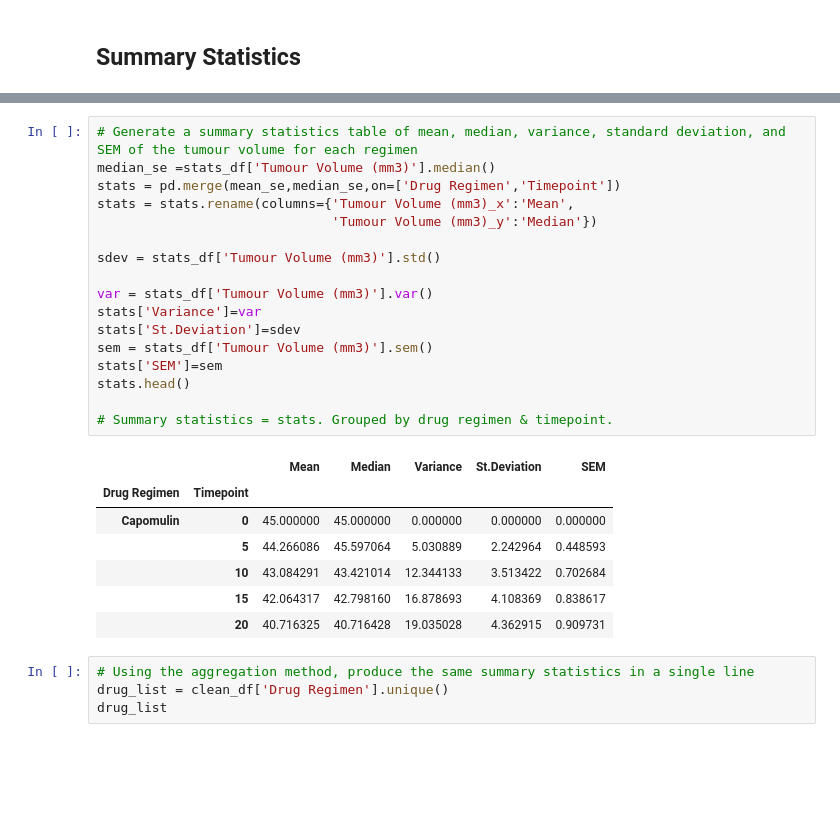
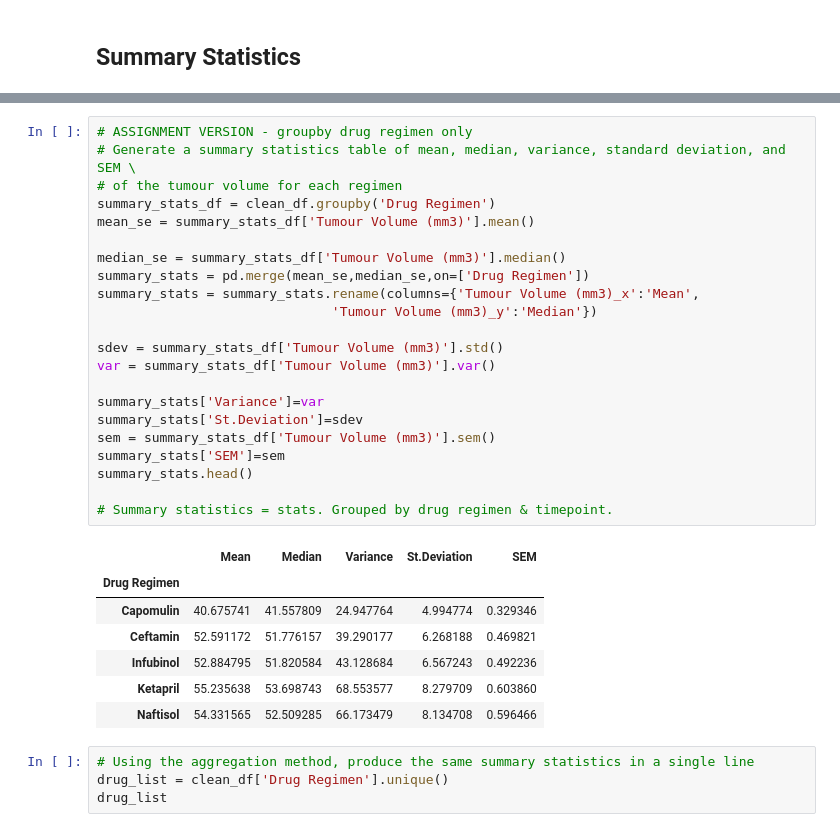
Before and after one commit to Borruu/Module-05-Challenge, a Jupyter notebook: Pymaceuticals/MySolution.ipynb, the cells around one changed output, grey strips where cells are left out. Cells and saved outputs as stored; diff of their text form; blank space fills up the shorter version.

```diff
--- a/Pymaceuticals/MySolution.ipynb
+++ b/Pymaceuticals/MySolution.ipynb
@@ -159,28 +184,33 @@ mean_se = stats_df['Tumour Volume (mm3)'].mean()
 # %%
-# Generate a summary statistics table of mean, median, variance, standard deviation, and SEM of the tumour volume for each regimen
-median_se =stats_df['Tumour Volume (mm3)'].median()
-stats = pd.merge(mean_se,median_se,on=['Drug Regimen','Timepoint'])
-stats = stats.rename(columns={'Tumour Volume (mm3)_x':'Mean',
+# ASSIGNMENT VERSION - groupby drug regimen only
+# Generate a summary statistics table of mean, median, variance, standard deviation, and SEM \
+# of the tumour volume for each regimen
+summary_stats_df = clean_df.groupby('Drug Regimen')
+mean_se = summary_stats_df['Tumour Volume (mm3)'].mean()
+
+median_se = summary_stats_df['Tumour Volume (mm3)'].median()
+summary_stats = pd.merge(mean_se,median_se,on=['Drug Regimen'])
+summary_stats = summary_stats.rename(columns={'Tumour Volume (mm3)_x':'Mean',
                               'Tumour Volume (mm3)_y':'Median'})
 
-sdev = stats_df['Tumour Volume (mm3)'].std()
+sdev = summary_stats_df['Tumour Volume (mm3)'].std()
+var = summary_stats_df['Tumour Volume (mm3)'].var()
 
-var = stats_df['Tumour Volume (mm3)'].var()
-stats['Variance']=var
-stats['St.Deviation']=sdev
-sem = stats_df['Tumour Volume (mm3)'].sem()
-stats['SEM']=sem
-stats.head()
+summary_stats['Variance']=var
+summary_stats['St.Deviation']=sdev
+sem = summary_stats_df['Tumour Volume (mm3)'].sem()
+summary_stats['SEM']=sem
+summary_stats.head()
 
 # Summary statistics = stats. Grouped by drug regimen & timepoint.
 # %% [output]
-|  |  | Mean | Median | Variance | St.Deviation | SEM |
-| Drug Regimen | Timepoint |  |  |  |  |  |
-| Capomulin | 0 | 45.000000 | 45.000000 | 0.000000 | 0.000000 | 0.000000 |
-|  | 5 | 44.266086 | 45.597064 | 5.030889 | 2.242964 | 0.448593 |
-|  | 10 | 43.084291 | 43.421014 | 12.344133 | 3.513422 | 0.702684 |
-|  | 15 | 42.064317 | 42.798160 | 16.878693 | 4.108369 | 0.838617 |
-|  | 20 | 40.716325 | 40.716428 | 19.035028 | 4.362915 | 0.909731 |
+|  | Mean | Median | Variance | St.Deviation | SEM |
+| Drug Regimen |  |  |  |  |  |
+| Capomulin | 40.675741 | 41.557809 | 24.947764 | 4.994774 | 0.329346 |
+| Ceftamin | 52.591172 | 51.776157 | 39.290177 | 6.268188 | 0.469821 |
+| Infubinol | 52.884795 | 51.820584 | 43.128684 | 6.567243 | 0.492236 |
+| Ketapril | 55.235638 | 53.698743 | 68.553577 | 8.279709 | 0.603860 |
+| Naftisol | 54.331565 | 52.509285 | 66.173479 | 8.134708 | 0.596466 |
 # %%
 # Using the aggregation method, produce the same summary statistics in a single line
 drug_list = clean_df['Drug Regimen'].unique()
```
Also changed, not shown: parts of 14 cells of this notebook.
